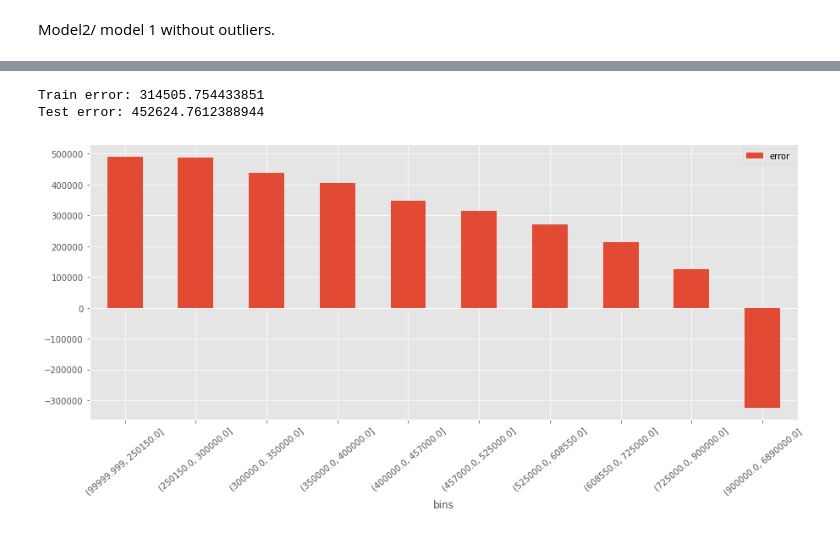
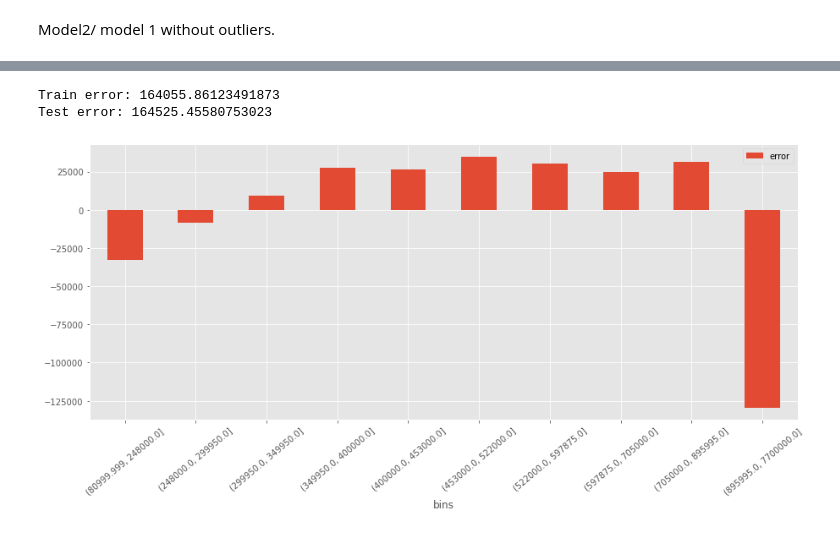
Before and after one commit to Jorno1/bsc-phase-two-project, a Jupyter notebook: notebooks/exploratory/Phase-two-project.ipynb, the cells around one changed output, grey strips where cells are left out. Cells and saved outputs as stored; diff of their text form; code cells hidden in the pictures.

```diff
--- a/notebooks/exploratory/Phase-two-project.ipynb
+++ b/notebooks/exploratory/Phase-two-project.ipynb
@@ -360,6 +644,18 @@ model_3_test = X_test[['bedrooms','bathrooms','floors']]
+# %%
+ohe = OneHotEncoder(sparse=False)
+ohe.fit(X_train[cat])
+X_train_encoded = ohe.transform(X_train[cat])
+encodeddf_train = pd.DataFrame(X_train_encoded,columns = ohe.get_feature_names())
+# %%
+X_traindf = pd.concat([X_train[numeric].reset_index(),encodeddf_train],axis=1)
+# %%
+X_test_encoded = ohe.transform(X_test[cat])
+encodeddf_test = pd.DataFrame(X_test_encoded,columns = ohe.get_feature_names())
+# %%
+X_testdf = pd.concat([X_test[numeric].reset_index(),encodeddf_test],axis=1)
 # %%
-model(model_3_train, model_3_test, y_train, y_test)
+model(X_traindf, X_testdf, y_train, y_test, history)
 # %% [output]
-Train error: 314505.754433851
-Test error: 452624.7612388944
+Train error: 164055.86123491873
+Test error: 164525.45580753023
-[figure, old version]
+[figure, new version]
```
Also changed, not shown: parts of 63 cells of this notebook.
